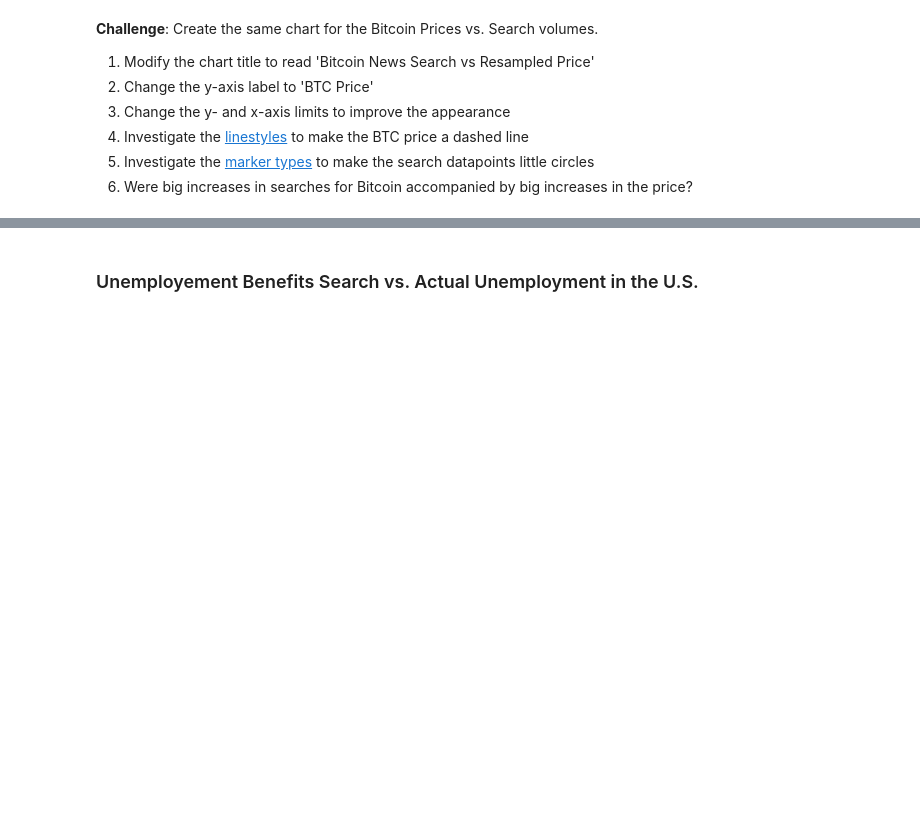
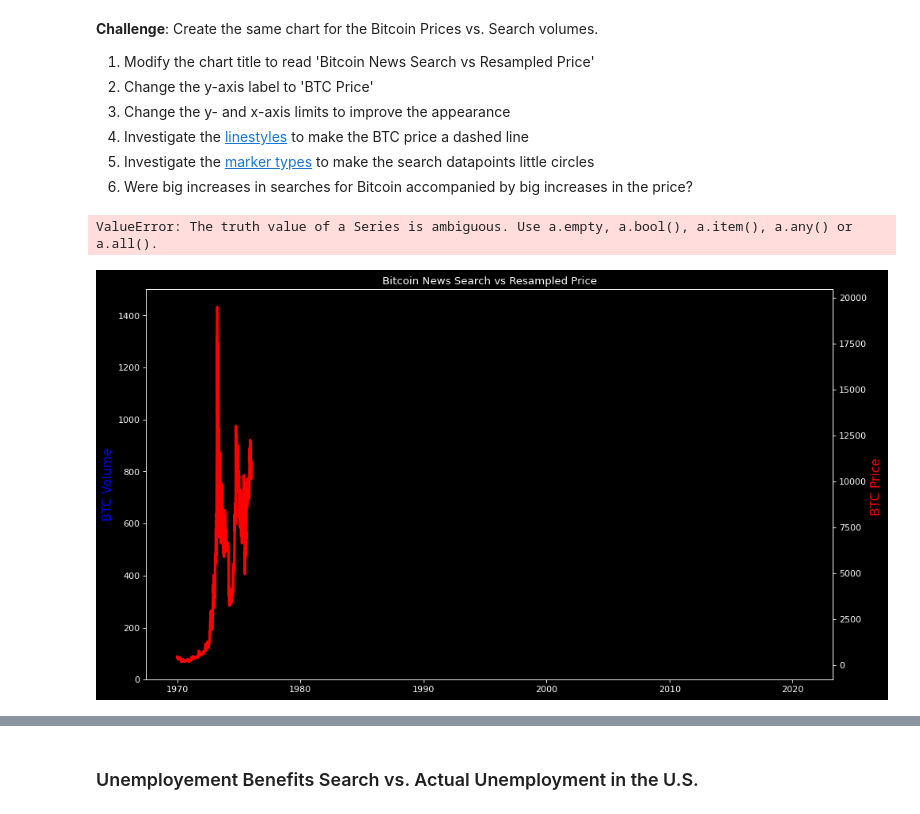
Before and after one commit to marcinszlaz/__100_Days_of_Code_Python_Bootcamp__, a Jupyter notebook: Day_75/Google Trends and Data Visualisation (start).ipynb, the cells around one changed output, grey strips where cells are left out. Cells and saved outputs as stored; diff of their text form; code cells hidden in the pictures; blank space fills up the shorter version.

```diff
--- a/Day_75/Google Trends and Data Visualisation (start).ipynb
+++ b/Day_75/Google Trends and Data Visualisation (start).ipynb
@@ -236,3 +317,27 @@ How to add tick formatting for dates on the x-axis.
 4. Investigate the [linestyles](https://matplotlib.org/3.2.1/api/_as_gen/matplotlib.pyplot.plot.html ) to make the BTC price a dashed line <br>
 5. Investigate the [marker types](https://matplotlib.org/3.2.1/api/markers_api.html) to make the search datapoints little circles <br>
 6. Were big increases in searches for Bitcoin accompanied by big increases in the price?
+# %%
+plt.figure(figsize=(14,8),dpi=80)
+ax1 = plt.gca()
+ax2 = plt.twinx()
+volume, = ax1.plot(df_btc_monthly.index, df_btc_monthly.VOLUME, color = 'b', linewidth= 3)
+price, = ax2.plot(df_btc_price.CLOSE, color = 'red',linewidth =3)
+ax1.set_ylabel('BTC Volume', color='blue', fontsize=14)
+ax2.set_ylabel('BTC Price ',color='red', fontsize=14)
+plt.title('Bitcoin News Search vs Resampled Price')
+ax2.tick_params(axis = 'x', labelrotation=45)
+ax1.set_ylim((0,1500)) # you can use [] (list) as argument  too
+ax1.set_xlim((df_btc_monthly.index.min(), df_btc_monthly.max())) # you can use [] (list) as argument too
+years = mdates.YearLocator()
+months = mdates.MonthLocator()
+years_fmt = mdates.DateFormatter('%Y')
+ax1.xaxis.set_major_locator(years)
+ax1.xaxis.set_major_formatter(years_fmt)
+ax1.xaxis.set_minor_locator(months)
+list = [volume,price]
+labels = [l.get_label() for l in list]
+ax1.legend(list, labels, loc='upper left')
+# %% [output]
+ValueError: The truth value of a Series is ambiguous. Use a.empty, a.bool(), a.item(), a.any() or a.all().
+[figure, added]
```
Also changed, not shown: parts of 9 cells of this notebook, 1 other file.
